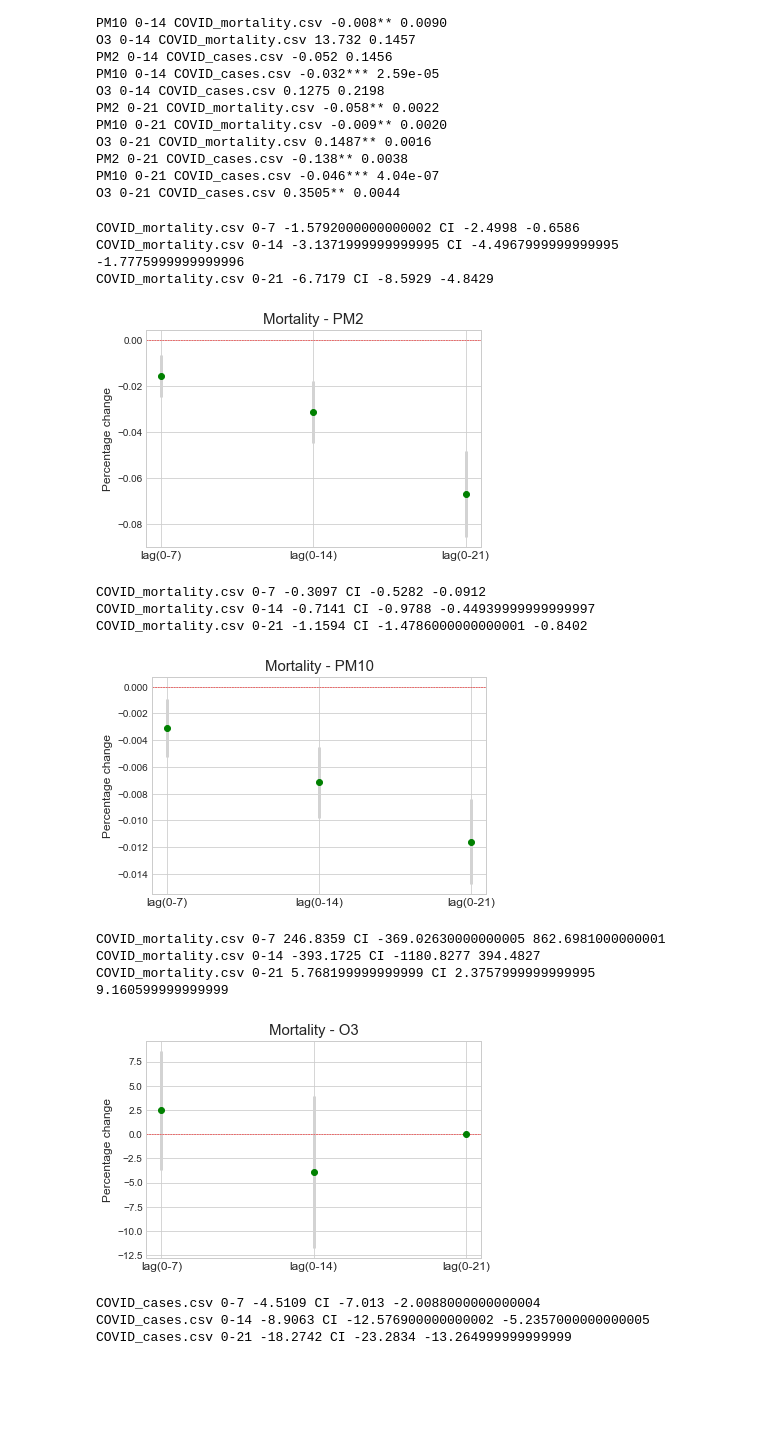
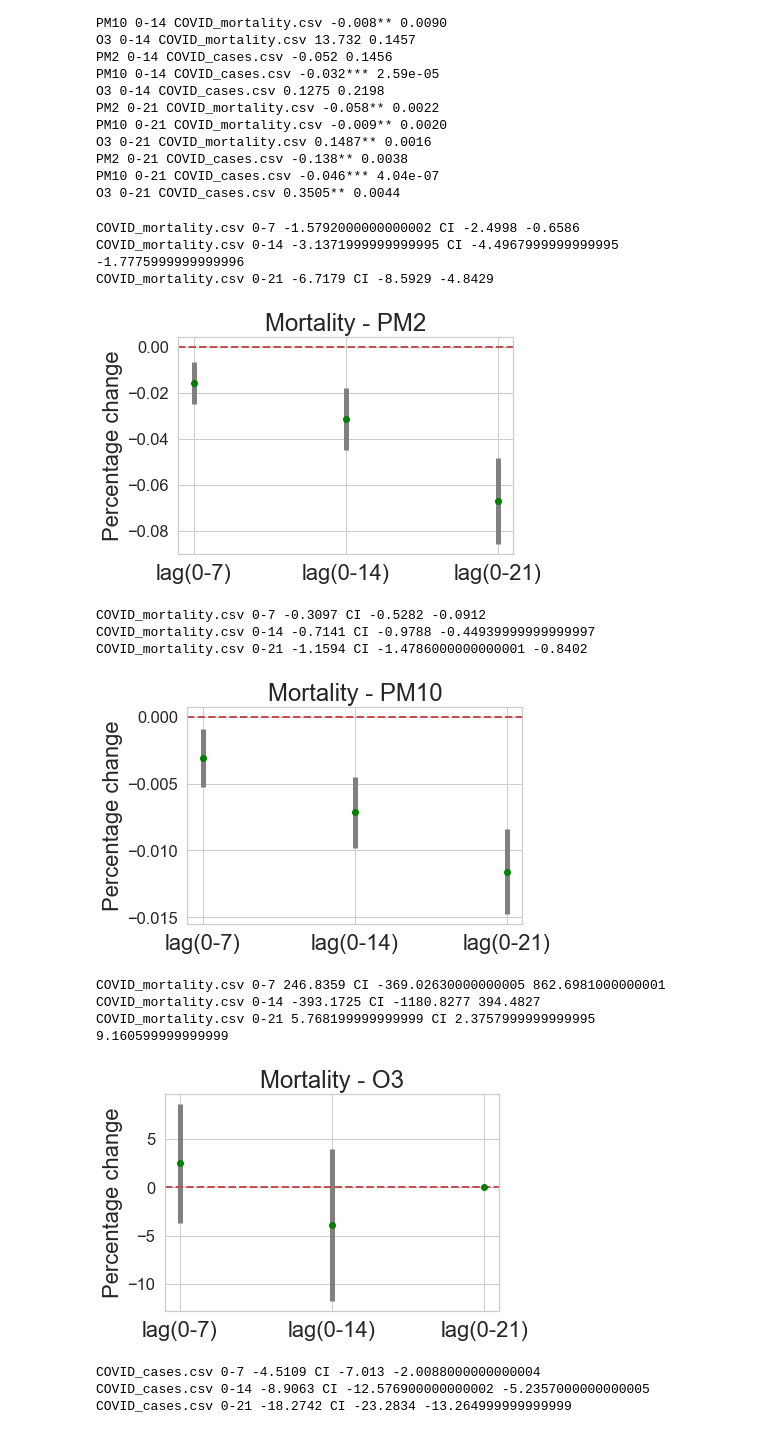
Before and after one commit to newtein/pollution_science, a Jupyter notebook: r_file_reader_and_csv_writer_plot_also.ipynb, the cells around one changed output. Drawn from its saved outputs; the diff is of its cells as text; code cells hidden in the pictures; blank space fills up the shorter version.

```diff
--- a/r_file_reader_and_csv_writer_plot_also.ipynb
+++ b/r_file_reader_and_csv_writer_plot_also.ipynb
@@ -237,38 +237,39 @@ for pollutant in ["PM2", "PM10", "O3"]:
                     error = float(row[2])
                     data[pollutant][lag][case_type] = [intercept, error]
 # %%
+sns.set(font_scale=1.5)
 sns.set_style('whitegrid')
 for case_type in ["COVID_mortality.csv", "COVID_cases.csv"]:
     for pollutant in ["PM2", "PM10", "O3"]:
         x, y, err = range(3), [], []
         for lag in ["0-7", "0-14", "0-21"]:
             value = data[pollutant][lag][case_type]
             print(case_type, lag, value[0]*100, "CI", (value[0]-value[1])*100, (value[0]+value[1])*100)
             y.append(value[0])
             err.append(value[1])
         plt.errorbar(x, y, yerr=err, fmt='o', color='green',
-                 ecolor='lightgray', elinewidth=3, capsize=0)
-        plt.axhline(y=0, linestyle='--', linewidth=0.5, color='r')
-        plt.xticks(x, ['lag(0-7)', 'lag(0-14)', 'lag(0-21)'], size=12)
-        plt.ylabel("Percentage change", size=12)
+                 ecolor='gray', elinewidth=5, capsize=0)
+        plt.axhline(y=0, linestyle='--', linewidth=2, color='r')
+        plt.xticks(x, ['lag(0-7)', 'lag(0-14)', 'lag(0-21)'], size=22)
+        plt.ylabel("Percentage change", size=22)
         case = case_type.split('_')[1].split('.')[0].capitalize()
         fname = "{} - {}".format(case, pollutant)
-        plt.title(fname, size=15)
-        # plt.savefig("manuscript_images/{}.png".format(fname.replace(" ", "_")), dpi=600, bbox_inches='tight')
+        plt.title(fname, size=24)
+        plt.savefig("manuscript_images/{}_minor.png".format(fname.replace(" ", "_")), dpi=600, bbox_inches='tight')
         plt.show()
 # %% [output]
 COVID_mortality.csv 0-7 -1.5792000000000002 CI -2.4998 -0.6586
 COVID_mortality.csv 0-14 -3.1371999999999995 CI -4.4967999999999995 -1.7775999999999996
 COVID_mortality.csv 0-21 -6.7179 CI -8.5929 -4.8429
-[figure, old version]
+[figure, new version]
 COVID_mortality.csv 0-7 -0.3097 CI -0.5282 -0.0912
 COVID_mortality.csv 0-14 -0.7141 CI -0.9788 -0.44939999999999997
 COVID_mortality.csv 0-21 -1.1594 CI -1.4786000000000001 -0.8402
-[figure, old version]
+[figure, new version]
 COVID_mortality.csv 0-7 246.8359 CI -369.02630000000005 862.6981000000001
 COVID_mortality.csv 0-14 -393.1725 CI -1180.8277 394.4827
 COVID_mortality.csv 0-21 5.768199999999999 CI 2.3757999999999995 9.160599999999999
-[figure, old version]
+[figure, new version]
 COVID_cases.csv 0-7 -4.5109 CI -7.013 -2.0088000000000004
 COVID_cases.csv 0-14 -8.9063 CI -12.576900000000002 -5.2357000000000005
 COVID_cases.csv 0-21 -18.2742 CI -23.2834 -13.264999999999999
```
Also changed, not shown: parts of 1 cell of this notebook, 7 other files.
